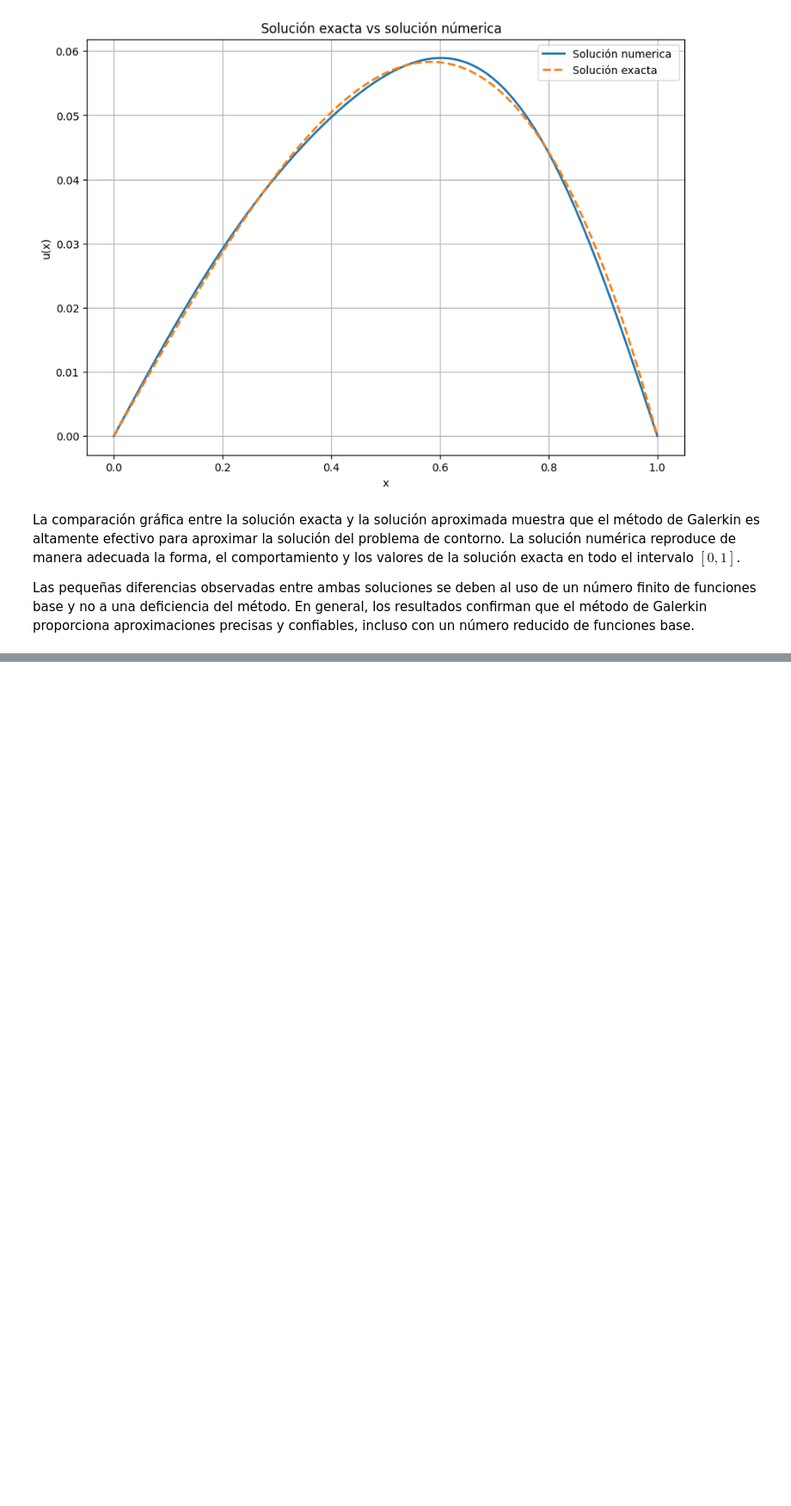
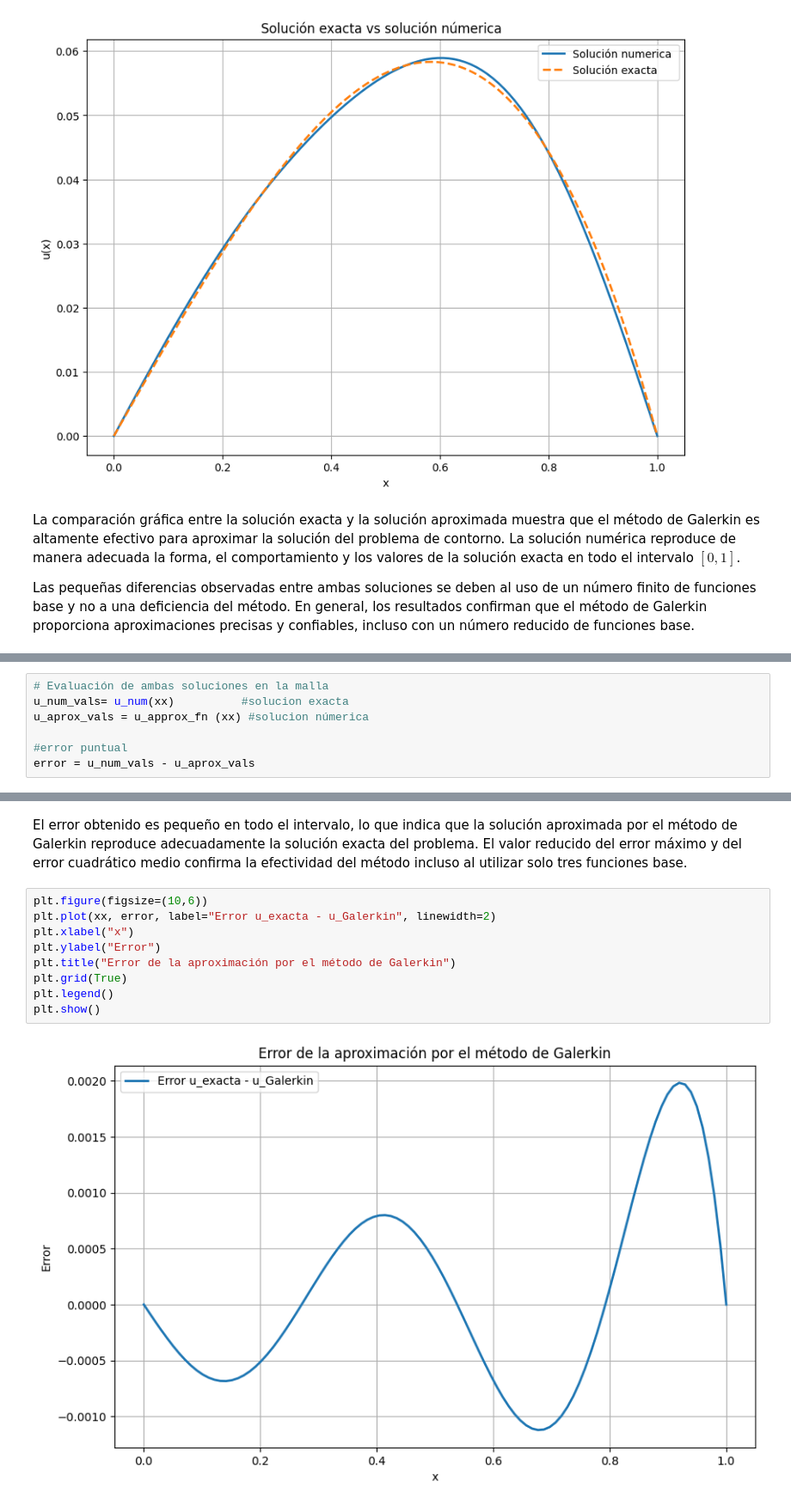
Before and after one commit to KarlaMichelleSorianoSanhez/EDP-1, a Jupyter notebook: Tarea_de_Garlerkin_.ipynb, the cells around one changed output, grey strips where cells are left out. Shown at 86% size. Cells and saved outputs as stored; diff of their text form; blank space fills up the shorter version.

```diff
--- a/Tarea_de_Garlerkin_.ipynb
+++ b/Tarea_de_Garlerkin_.ipynb
@@ -323,0 +335,7 @@ Las pequeñas diferencias observadas entre ambas soluciones se deben al uso de u
+# %%
+# Evaluación de ambas soluciones en la malla
+u_num_vals= u_num(xx)          #solucion exacta
+u_aprox_vals = u_approx_fn (xx) #solucion númerica
+
+#error puntual
+error = u_num_vals - u_aprox_vals
@@ -323,0 +354,13 @@ Las pequeñas diferencias observadas entre ambas soluciones se deben al uso de u
+# %% [markdown]
+El error obtenido es pequeño en todo el intervalo, lo que indica que la solución aproximada por el método de Galerkin reproduce adecuadamente la solución exacta del problema. El valor reducido del error máximo y del error cuadrático medio confirma la efectividad del método incluso al utilizar solo tres funciones base.
+# %%
+plt.figure(figsize=(10,6))
+plt.plot(xx, error, label="Error u_exacta - u_Galerkin", linewidth=2)
+plt.xlabel("x")
+plt.ylabel("Error")
+plt.title("Error de la aproximación por el método de Galerkin")
+plt.grid(True)
+plt.legend()
+plt.show()
+# %% [output]
+[figure, added]
```
Also changed, not shown: parts of 3 cells of this notebook.
